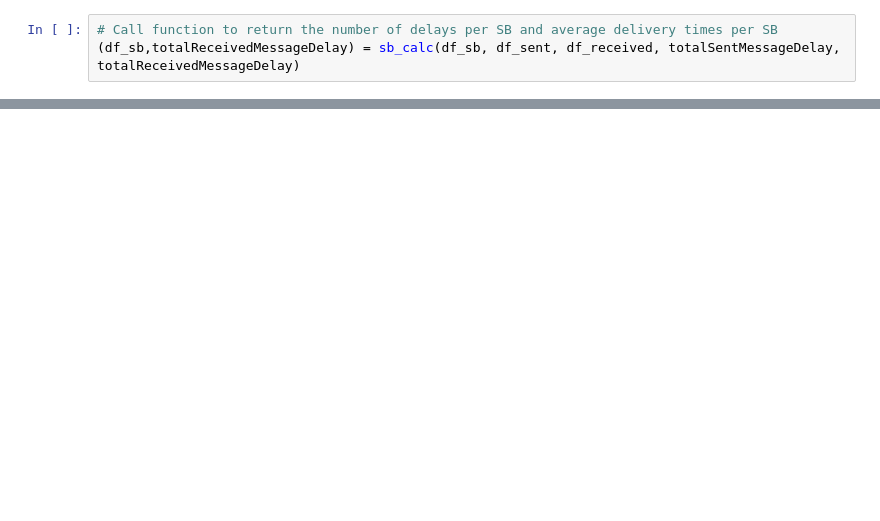
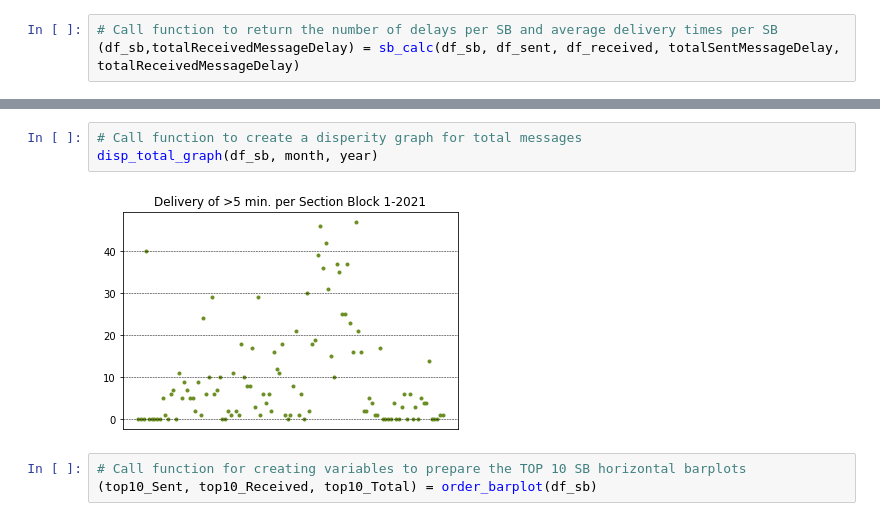
Before and after one commit to dacoster90/Communication-Analyzer, a Jupyter notebook: january_2021.ipynb, the cells around one changed output, grey strips where cells are left out. Cells and saved outputs as stored; diff of their text form; blank space fills up the shorter version.

```diff
--- a/january_2021.ipynb
+++ b/january_2021.ipynb
@@ -49,0 +67,8 @@ del no_use_variable # deleting the variable with no use - The function is also u
+# %%
+# Call function to create a disperity graph for total messages
+disp_total_graph(df_sb, month, year)
+# %% [output]
+[figure, added]
+# %%
+# Call function for creating variables to prepare the TOP 10 SB horizontal barplots
+(top10_Sent, top10_Received, top10_Total) = order_barplot(df_sb)
```
Also changed, not shown: parts of 13 cells of this notebook, 1 other file.
